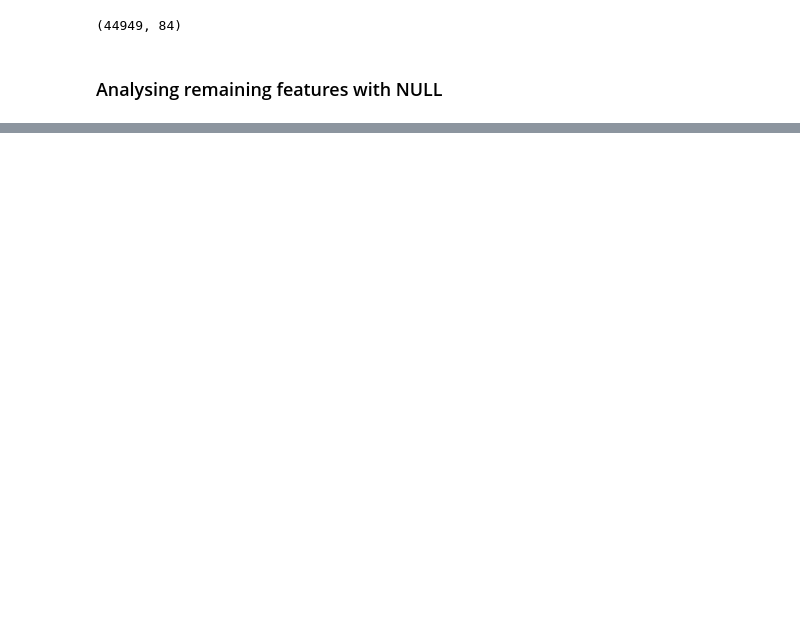
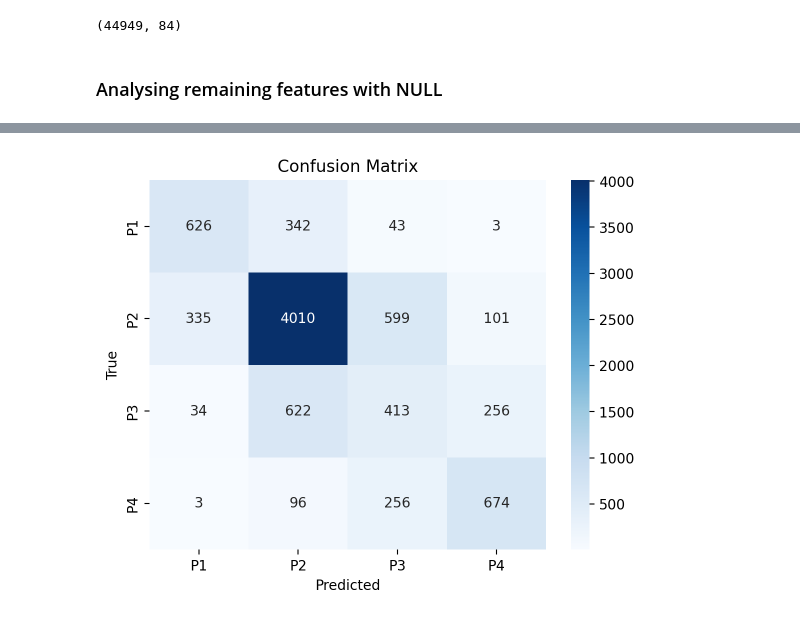
Before and after one commit to shashankgarewal/Credit-Risk-Assessment, a Jupyter notebook: notebook/explore.ipynb, the cells around one changed output, grey strips where cells are left out. Cells and saved outputs as stored; diff of their text form; code cells hidden in the pictures; blank space fills up the shorter version.

```diff
--- a/notebook/explore.ipynb
+++ b/notebook/explore.ipynb
@@ -667,0 +527,15 @@ vif_imp
+# %%
+def basic_model(model, X_train, X_test, y_train, y_test):
+    model.fit(X_train, y_train)
+    y_pred = model.predict(X_test)
+    accuracy = accuracy_score(y_test, y_pred)
+    print(model, "accuracy:", accuracy)
+
+    precision, recall, f1score, _ = precision_recall_fscore_support(y_test, y_pred)
+    for i, label in enumerate(['p1', 'p2', 'p3', 'p4']):
+        print(label, 'class:')
+        print('precision:', precision[i])
+        print('recall:', recall[i])
+        print('f1score:', f1score[i])
+
+    return model
@@ -667,0 +751,11 @@ vif_imp
+# %%
+y_pred = dt.predict(X_test)  # Predictions of the model
+cm = confusion_matrix(y_test, y_pred)  # True labels vs Predicted labels
+
+sns.heatmap(cm, annot=True, fmt="d", cmap="Blues", xticklabels=['P1', 'P2', 'P3', 'P4'], yticklabels=['P1', 'P2', 'P3', 'P4'])
+plt.xlabel('Predicted')
+plt.ylabel('True')
+plt.title('Confusion Matrix')
+plt.show()
+# %% [output]
+[figure, added]
```
Also changed, not shown: parts of 149 cells of this notebook, 24 other files.
